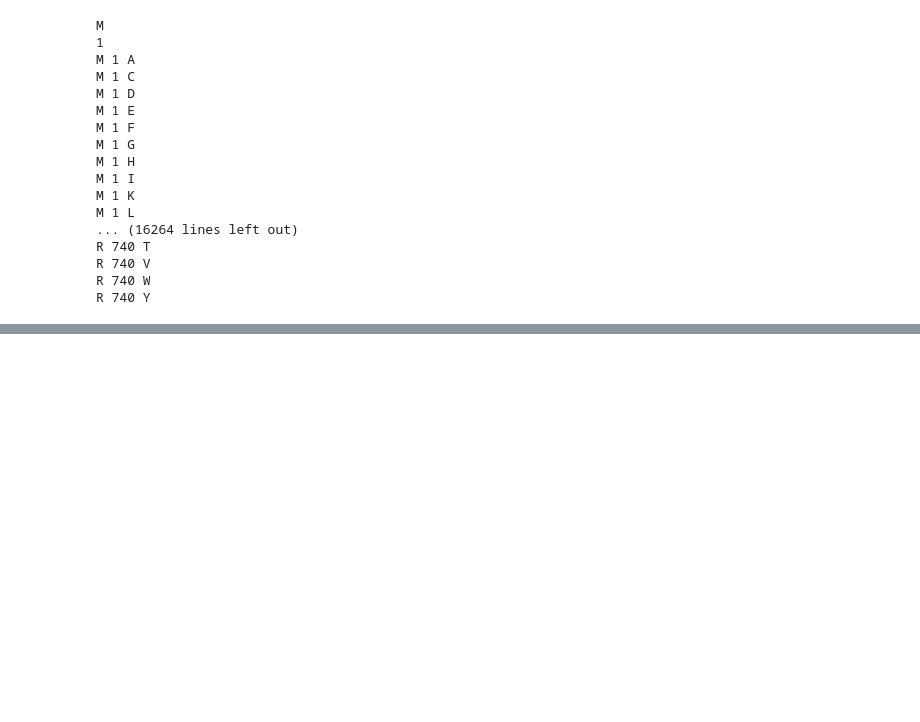
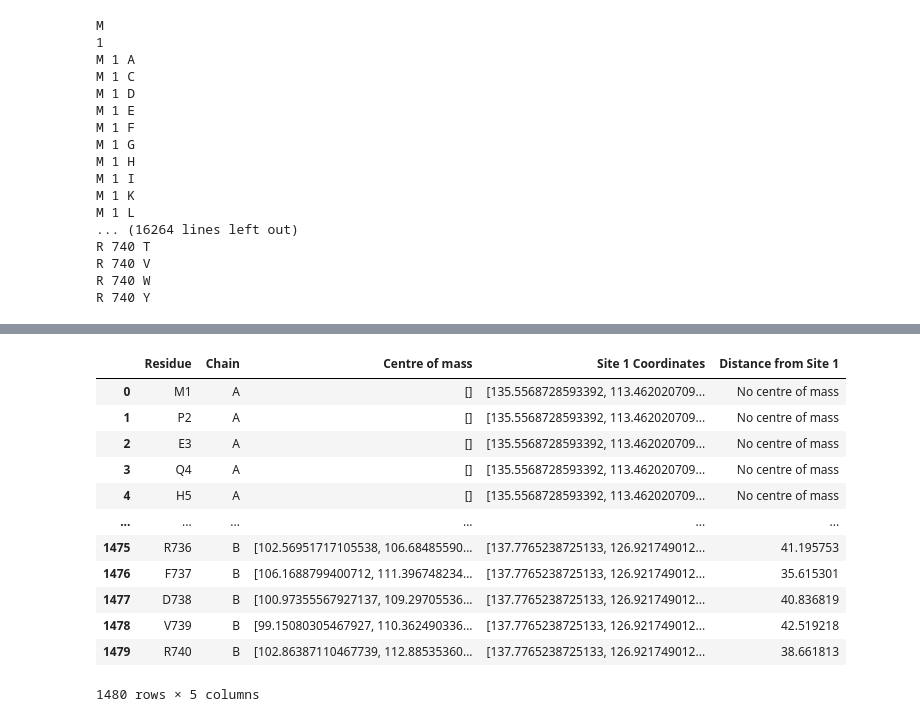
Before and after one commit to fowler-lab/Inh_resistance, a Jupyter notebook: KatG_mutation_characteristics.ipynb, the cells around one changed output, grey strips where cells are left out. Saved outputs shown, nothing was run; the diff lists cells and outputs as text; code cells hidden in the pictures; blank space fills up the shorter version.

Commit message:
Updates to combine df with site1 distance

```diff
--- a/KatG_mutation_characteristics.ipynb
+++ b/KatG_mutation_characteristics.ipynb
@@ -341,0 +399,3 @@ KatG.select_atoms(y)
+# %%
+# adds the chain A and chain B dataframes together
+residue_CoM_df = residue_CoM_A_df.append(residue_CoM_B_df, ignore_index = True)
@@ -341,0 +418,43 @@ KatG.select_atoms(y)
+# %%
+#adds a new column for distance from site 1 for each residue in that given chain
+Site1_coord = []
+for i in residue_CoM_df['Chain']:
+    if (i == 'A'):
+        Site1_coord.append(Site1_A_true_CoM)
+    else:
+        Site1_coord.append(Site1_B_true_CoM)
+residue_CoM_df['Site 1 Coordinates'] = Site1_coord
+
+Site1_dist = []
+Site1_dist_no = -1
+
+for i in residue_CoM_df['Centre of mass']:
+    Site1_dist_no = Site1_dist_no + 1
+    chain = residue_CoM_df.loc[Site1_dist_no,'Chain']
+    CoM = residue_CoM_df.loc[Site1_dist_no,'Centre of mass']
+    if len(CoM) == 0:
+        Site1_dist.append('No centre of mass')
+    else:
+        if chain == 'A':
+            dist = numpy.linalg.norm(Site1_A_CoM-i)
+            Site1_dist.append(dist)
+        else:
+            dist = numpy.linalg.norm(Site1_B_CoM-i)
+            Site1_dist.append(dist)
+
+residue_CoM_df['Distance from Site 1'] = Site1_dist
+residue_CoM_df
+# %% [output]
+|  | Residue | Chain | Centre of mass | Site 1 Coordinates | Distance from Site 1 |
+| 0 | M1 | A | [] | [135.5568728593392, 113.462020709... | No centre of mass |
+| 1 | P2 | A | [] | [135.5568728593392, 113.462020709... | No centre of mass |
+| 2 | E3 | A | [] | [135.5568728593392, 113.462020709... | No centre of mass |
+| 3 | Q4 | A | [] | [135.5568728593392, 113.462020709... | No centre of mass |
+| 4 | H5 | A | [] | [135.5568728593392, 113.462020709... | No centre of mass |
+| ... | ... | ... | ... | ... | ... |
+| 1475 | R736 | B | [102.56951717105538, 106.68485590... | [137.7765238725133, 126.921749012... | 41.195753 |
+| 1476 | F737 | B | [106.1688799400712, 111.396748234... | [137.7765238725133, 126.921749012... | 35.615301 |
+| 1477 | D738 | B | [100.97355567927137, 109.29705536... | [137.7765238725133, 126.921749012... | 40.836819 |
+| 1478 | V739 | B | [99.15080305467927, 110.362490336... | [137.7765238725133, 126.921749012... | 42.519218 |
+| 1479 | R740 | B | [102.86387110467739, 112.88535360... | [137.7765238725133, 126.921749012... | 38.661813 |
+1480 rows × 5 columns
```
Also changed, not shown: parts of 22 cells of this notebook.
